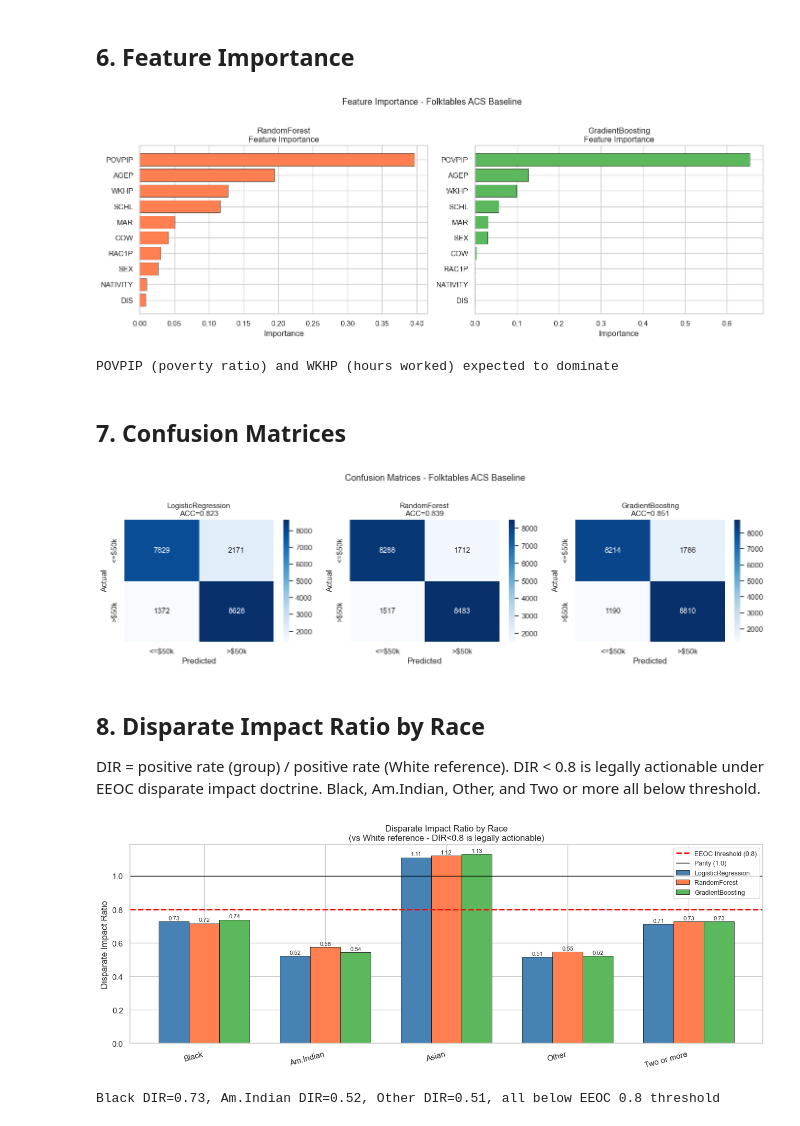
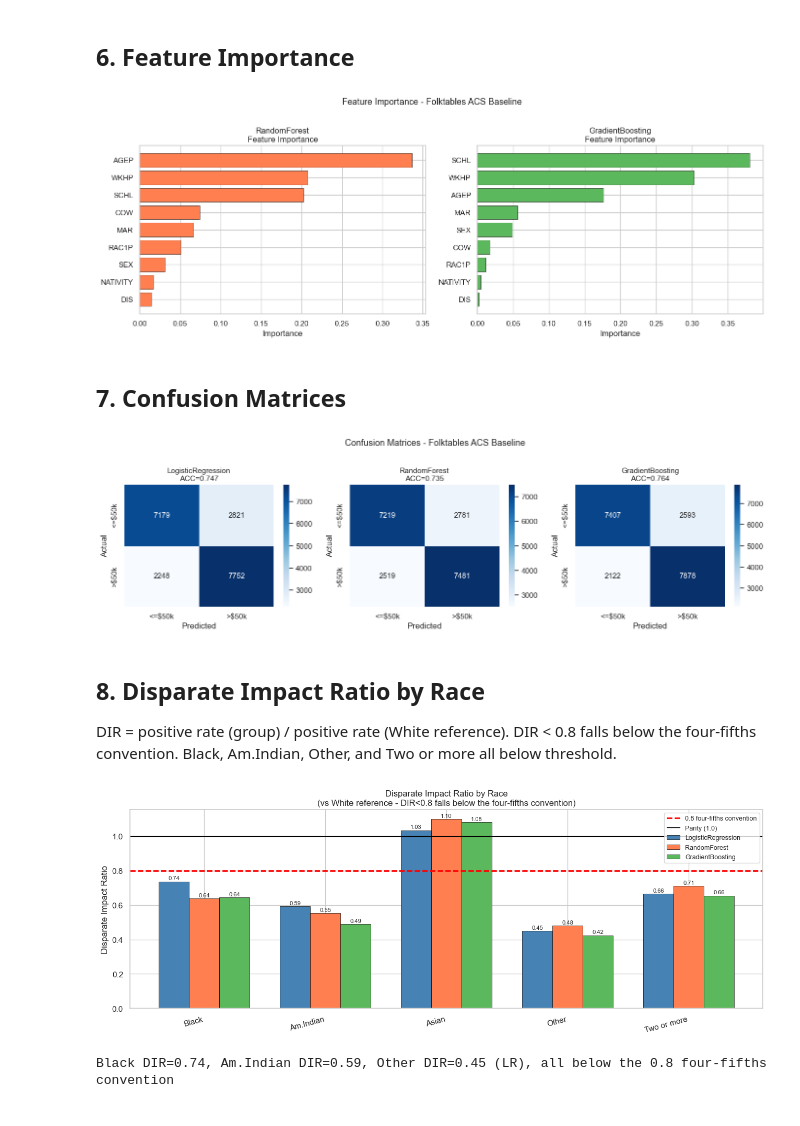
Before and after one commit to nithinnarla/fape-fairness-ml, a Jupyter notebook: notebooks/baseline_folktables.ipynb, the cells around one changed output. Cells and saved outputs as stored; diff of their text form; code cells hidden in the pictures.

```diff
--- a/notebooks/baseline_folktables.ipynb
+++ b/notebooks/baseline_folktables.ipynb
@@ -15,6 +15,7 @@
 
 **Note:** Sample balanced to 50/50 for training. Population rate is 42.8%.
 # %%
+%matplotlib inline
 import sys
 import os
 sys.path.insert(0, '../src')
@@ -43,7 +44,7 @@ RAC1P_LABELS = {1:'White',2:'Black',3:'Am.Indian',4:'Alaska Native',
                 8:'Other',9:'Two or more'}
 SEX_LABELS = {1:'Male', 2:'Female'}
 MODEL_COLORS = {'LogisticRegression':'steelblue','RandomForest':'coral','GradientBoosting':'#5cb85c'}
-feature_cols = ['AGEP','SEX','RAC1P','SCHL','MAR','WKHP','COW','DIS','POVPIP','NATIVITY']
+feature_cols = ['AGEP','SEX','RAC1P','SCHL','MAR','WKHP','COW','DIS','NATIVITY']
 print('Imports complete')
 # %% [output]
 Imports complete
@@ -255,10 +256,8 @@ plt.suptitle('Feature Importance - Folktables ACS Baseline', fontsize=13, y=1.02
 plt.tight_layout()
 plt.savefig('../figures/baseline/folktables_feature_importance.png', dpi=150, bbox_inches='tight')
 plt.show()
-print('POVPIP (poverty ratio) and WKHP (hours worked) expected to dominate')
 # %% [output]
-[figure, old version]
+[figure, new version]
-POVPIP (poverty ratio) and WKHP (hours worked) expected to dominate
 # %% [markdown]
 ## 7. Confusion Matrices
 # %%
@@ -274,46 +273,46 @@ plt.tight_layout()
 plt.savefig('../figures/baseline/folktables_confusion_matrices.png', dpi=150, bbox_inches='tight')
 plt.show()
 # %% [output]
-[figure, old version]
+[figure, new version]
 # %% [markdown]
 ## 8. Disparate Impact Ratio by Race
 
-DIR = positive rate (group) / positive rate (White reference). DIR < 0.8 is legally actionable under EEOC disparate impact doctrine. Black, Am.Indian, Other, and Two or more all below threshold.
+DIR = positive rate (group) / positive rate (White reference). DIR < 0.8 falls below the four-fifths convention. Black, Am.Indian, Other, and Two or more all below threshold.
 # %%
 dir_races = [2,3,6,8,9]
 dir_names = [RAC1P_LABELS[r] for r in dir_races]
 dir_data = {}
 for name, res in results.items():
     white_rate = res['y_pred'][race_test==1].mean()
     dirs = []
     for race in dir_races:
         mask = race_test==race
         if mask.sum() < 50:
             dirs.append(0); continue
         dirs.append(res['y_pred'][mask].mean() / white_rate)
     dir_data[name] = dirs
 
 x = np.arange(len(dir_races)); width = 0.25
 fig, ax = plt.subplots(figsize=(13,5))
 for i,(name,dirs) in enumerate(dir_data.items()):
     ax.bar(x+i*width, dirs, width, label=name,
            color=MODEL_COLORS[name], edgecolor='black', linewidth=0.5)
-ax.axhline(y=0.8, color='red', linestyle='--', linewidth=2, label='EEOC threshold (0.8)')
+ax.axhline(y=0.8, color='red', linestyle='--', linewidth=2, label='0.8 four-fifths convention')
 ax.axhline(y=1.0, color='black', linestyle='-', linewidth=1, label='Parity (1.0)')
 ax.set_xticks(x+width); ax.set_xticklabels(dir_names, rotation=15, ha='right')
-ax.set_title('Disparate Impact Ratio by Race\n(vs White reference - DIR<0.8 is legally actionable)', fontsize=12)
+ax.set_title('Disparate Impact Ratio by Race\n(vs White reference - DIR<0.8 falls below the four-fifths convention)', fontsize=12)
 ax.set_ylabel('Disparate Impact Ratio'); ax.legend(fontsize=9)
 for i,(name,dirs) in enumerate(dir_data.items()):
     for j,val in enumerate(dirs):
         if val > 0:
             ax.text(j+i*width, val+0.01, f'{val:.2f}', ha='center', fontsize=8)
 plt.tight_layout()
 plt.savefig('../figures/baseline/folktables_disparate_impact.png', dpi=150, bbox_inches='tight')
 plt.show()
-print('Black DIR=0.73, Am.Indian DIR=0.52, Other DIR=0.51, all below EEOC 0.8 threshold')
+print('Black DIR=0.74, Am.Indian DIR=0.59, Other DIR=0.45 (LR), all below the 0.8 four-fifths convention')
 # %% [output]
-[figure, old version]
+[figure, new version]
-Black DIR=0.73, Am.Indian DIR=0.52, Other DIR=0.51, all below EEOC 0.8 threshold
+Black DIR=0.74, Am.Indian DIR=0.59, Other DIR=0.45 (LR), all below the 0.8 four-fifths convention
 # %% [markdown]
 ## 9. Key Findings
 
```
Also changed, not shown: parts of 8 cells of this notebook, 57 other files.
